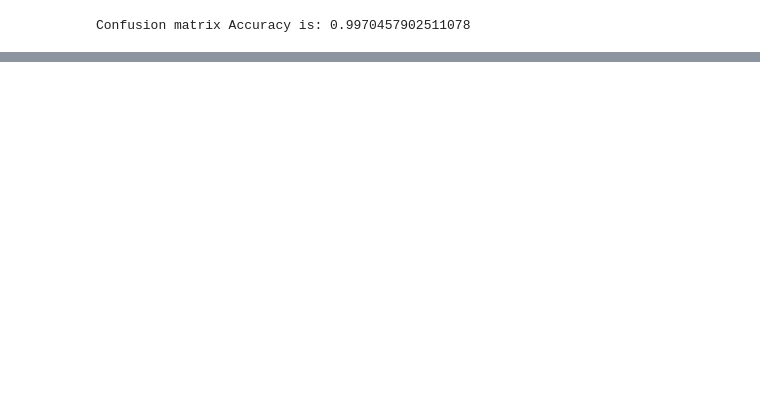
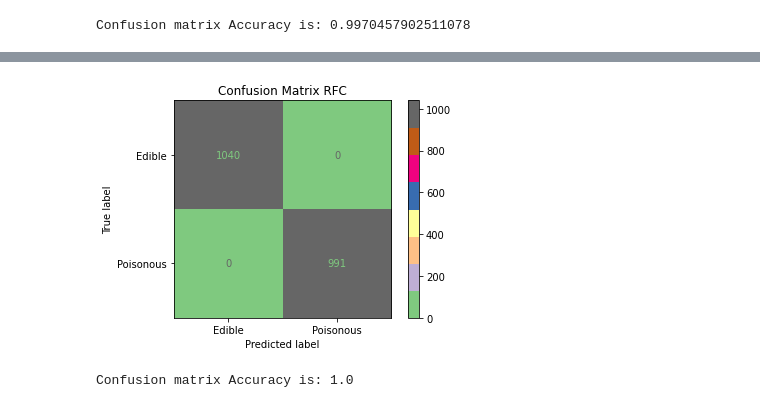
Before and after one commit to GalKoaz/Final-assignment, a Jupyter notebook: Classification.ipynb, the cells around one changed output, grey strips where cells are left out. Drawn from its saved outputs; the diff is of its cells as text; code cells hidden in the pictures; blank space fills up the shorter version.

```diff
--- a/Classification.ipynb
+++ b/Classification.ipynb
@@ -278,0 +292,10 @@ The Score for the ROC Curve is : 99.7%
+# %%
+plot_confusion_matrix(RFC, X_test, y_test, display_labels= ['Edible', 'Poisonous'], cmap = "Accent", normalize= None)
+plt.title('Confusion Matrix RFC')
+plt.show()
+# %% [output]
+[figure, added]
+# %%
+print('Confusion matrix Accuracy is: {}'.format(metrics.accuracy_score(y_test, y_predict)))
+# %% [output]
+Confusion matrix Accuracy is: 1.0
```
Also changed, not shown: parts of 9 cells of this notebook.
